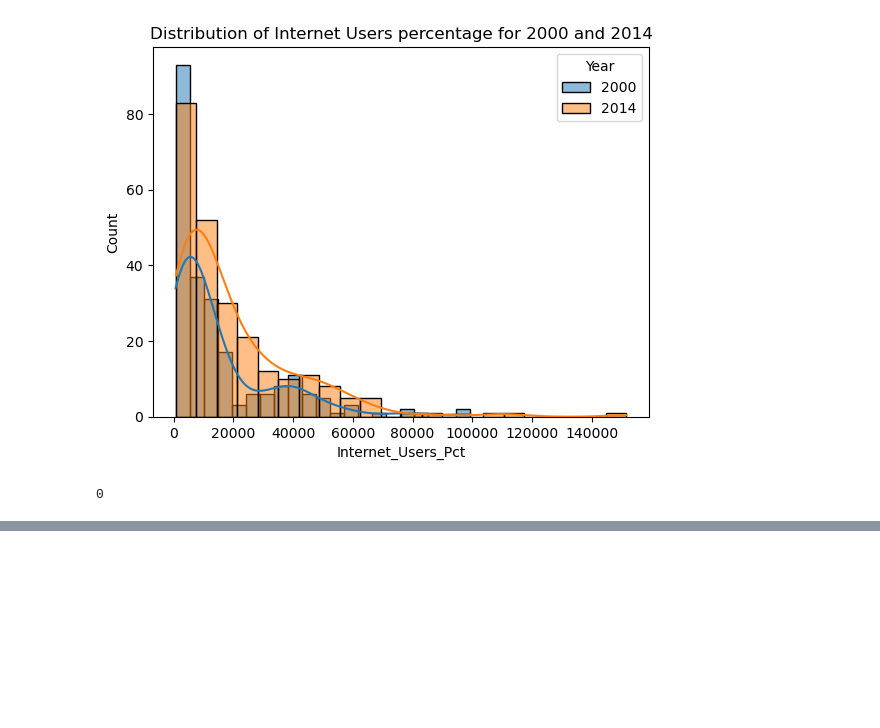
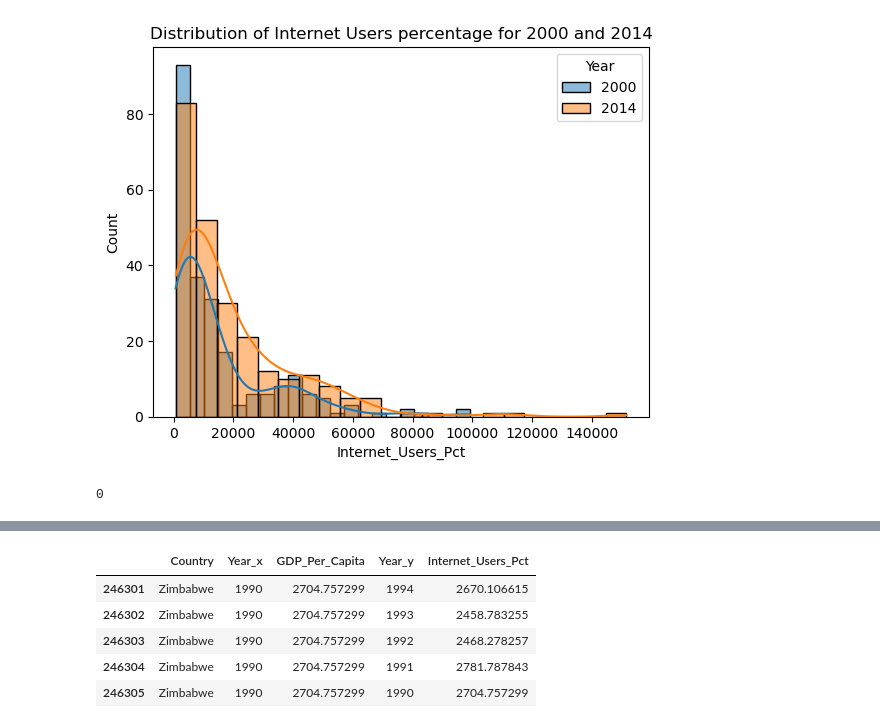
Before and after one commit to NSS-Data-Analytics-Cohort-10/gdp-and-internet-usage-Eliab16, a Jupyter notebook: notebooks/python1.ipynb, the cells around one changed output, grey strips where cells are left out. Saved outputs shown, nothing was run; the diff lists cells and outputs as text; code cells hidden in the pictures; blank space fills up the shorter version.

```diff
--- a/notebooks/python1.ipynb
+++ b/notebooks/python1.ipynb
@@ -320,3 +314,7 @@ num_countries_below_5_percent = below_5_percent_2014['Country'].nunique()
 print(num_countries_below_5_percent)
 # %% [output]
 0
+# %%
+# 20 Merge the two DataFrames to one. Do this in a way that keeps **all rows** from each of the two DataFrames
+gdp_and_internet_use = pd.merge(gdp_df,internet_df,on='Country',how='outer')
+print(gdp_and_internet_use)
@@ -322,0 +336,9 @@ print(num_countries_below_5_percent)
+# %%
+gdp_and_internet_use.tail()
+# %% [output]
+|  | Country | Year_x | GDP_Per_Capita | Year_y | Internet_Users_Pct |
+| 246301 | Zimbabwe | 1990 | 2704.757299 | 1994 | 2670.106615 |
+| 246302 | Zimbabwe | 1990 | 2704.757299 | 1993 | 2458.783255 |
+| 246303 | Zimbabwe | 1990 | 2704.757299 | 1992 | 2468.278257 |
+| 246304 | Zimbabwe | 1990 | 2704.757299 | 1991 | 2781.787843 |
+| 246305 | Zimbabwe | 1990 | 2704.757299 | 1990 | 2704.757299 |
```
Also changed, not shown: parts of 3 cells of this notebook.
